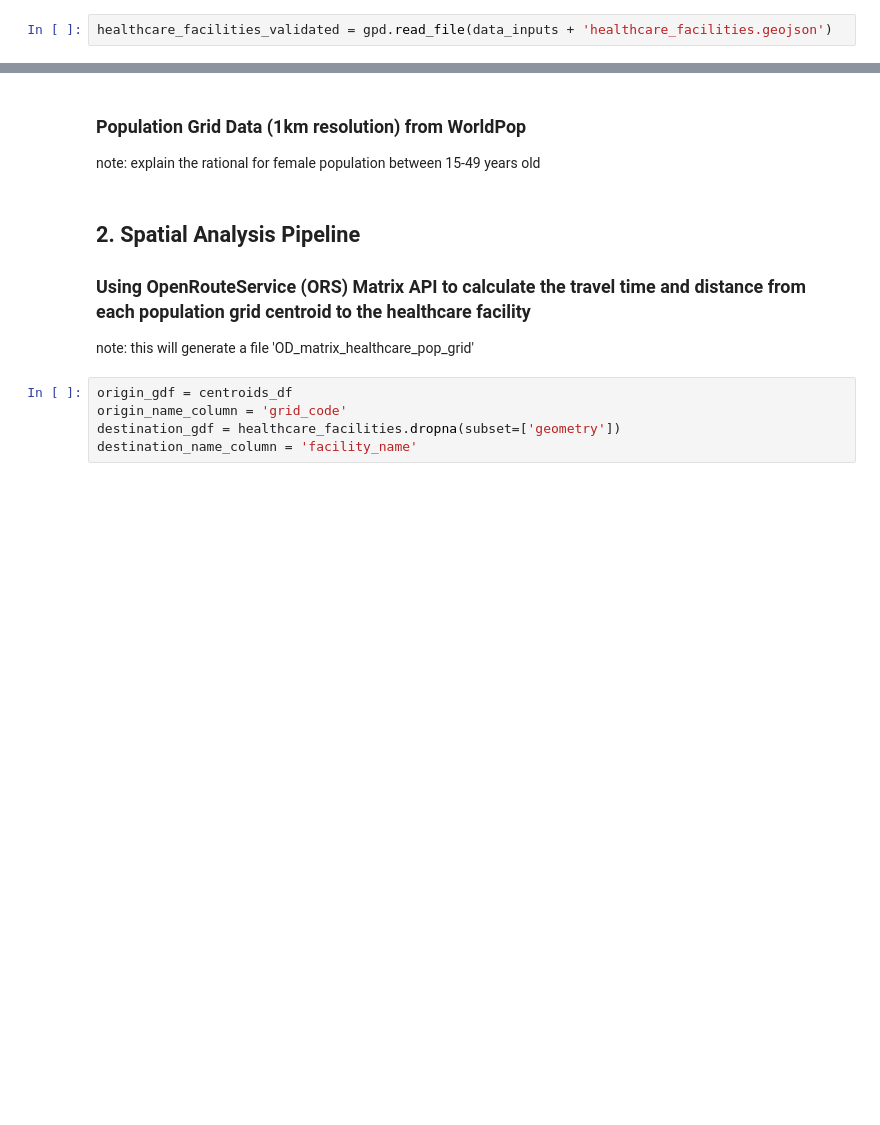
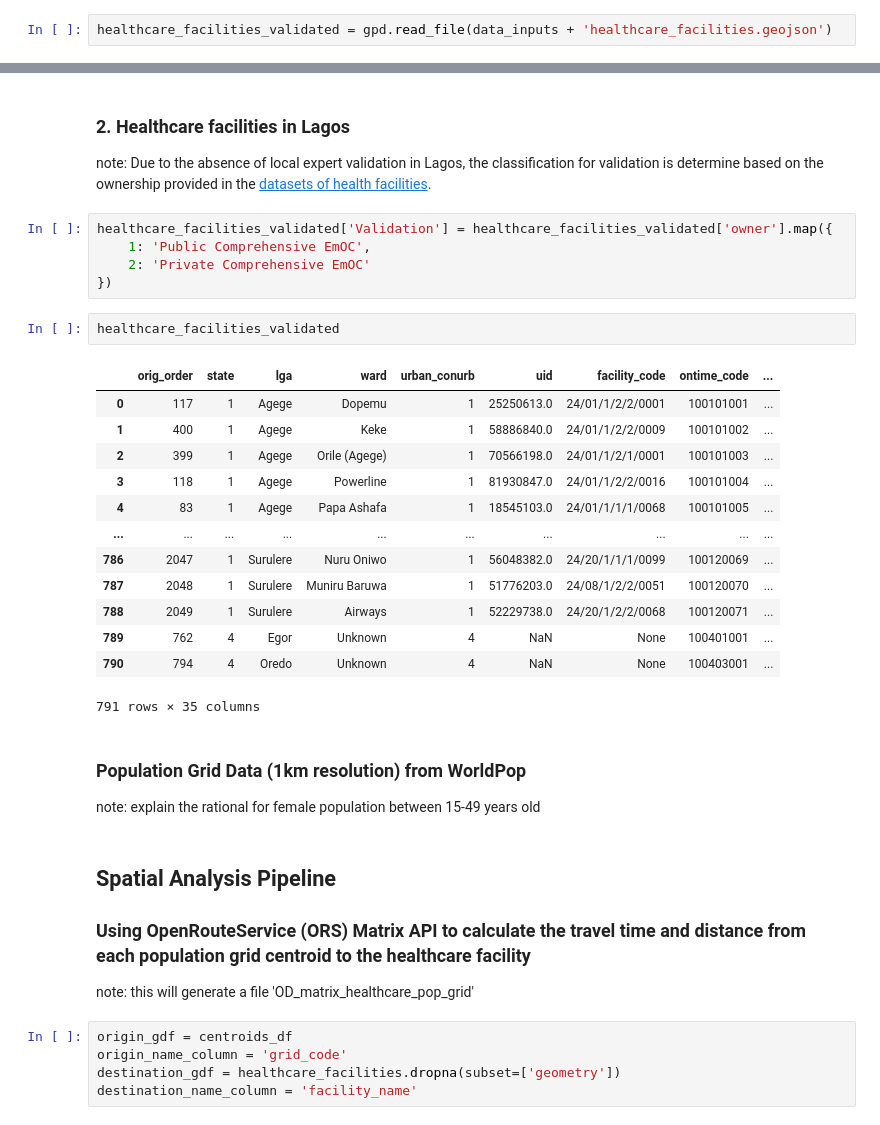
Before and after one commit to urbanbigdatacentre/ideamaps-models, a Jupyter notebook: models/emergency-maternal-care/scripts/Health_Care_Access_3_closet_EmOC.ipynb, the cells around one changed output, grey strips where cells are left out. Saved outputs shown, nothing was run; the diff lists cells and outputs as text; blank space fills up the shorter version.

```diff
--- a/models/emergency-maternal-care/scripts/Health_Care_Access_3_closet_EmOC.ipynb
+++ b/models/emergency-maternal-care/scripts/Health_Care_Access_3_closet_EmOC.ipynb
@@ -167,8 +165,32 @@ healthcare_facilities_validated
+# %% [markdown]
+### 2. Healthcare facilities in Lagos
+note: Due to the absence of local expert validation in Lagos, the classification for validation is determine based on the ownership provided in the [datasets of health facilities](https://doi.org/10.6084/m9.figshare.22689667.v2).
+# %%
+healthcare_facilities_validated['Validation'] = healthcare_facilities_validated['owner'].map({
+    1: 'Public Comprehensive EmOC',
+    2: 'Private Comprehensive EmOC'
+})
+# %%
+healthcare_facilities_validated
+# %% [output]
+|  | orig_order | state | lga | ward | urban_conurb | uid | facility_code | ontime_code | ... |
+| 0 | 117 | 1 | Agege | Dopemu | 1 | 25250613.0 | 24/01/1/2/2/0001 | 100101001 | ... |
+| 1 | 400 | 1 | Agege | Keke | 1 | 58886840.0 | 24/01/1/2/2/0009 | 100101002 | ... |
+| 2 | 399 | 1 | Agege | Orile (Agege) | 1 | 70566198.0 | 24/01/1/2/1/0001 | 100101003 | ... |
+| 3 | 118 | 1 | Agege | Powerline | 1 | 81930847.0 | 24/01/1/2/2/0016 | 100101004 | ... |
+| 4 | 83 | 1 | Agege | Papa Ashafa | 1 | 18545103.0 | 24/01/1/1/1/0068 | 100101005 | ... |
+| ... | ... | ... | ... | ... | ... | ... | ... | ... | ... |
+| 786 | 2047 | 1 | Surulere | Nuru Oniwo | 1 | 56048382.0 | 24/20/1/1/1/0099 | 100120069 | ... |
+| 787 | 2048 | 1 | Surulere | Muniru Baruwa | 1 | 51776203.0 | 24/08/1/2/2/0051 | 100120070 | ... |
+| 788 | 2049 | 1 | Surulere | Airways | 1 | 52229738.0 | 24/20/1/2/2/0068 | 100120071 | ... |
+| 789 | 762 | 4 | Egor | Unknown | 4 | NaN | None | 100401001 | ... |
+| 790 | 794 | 4 | Oredo | Unknown | 4 | NaN | None | 100403001 | ... |
+791 rows × 35 columns
 # %% [markdown]
 ### Population Grid Data (1km resolution) from WorldPop
 note: explain the rational for female population between 15-49 years old
 # %% [markdown]
-## 2. Spatial Analysis Pipeline
+## Spatial Analysis Pipeline
 ### Using OpenRouteService (ORS) Matrix API to calculate the travel time and distance from each population grid centroid to the healthcare facility
 
 note: this will generate a file 'OD_matrix_healthcare_pop_grid'
```
Also changed, not shown: parts of 5 cells of this notebook, 1 other file.
